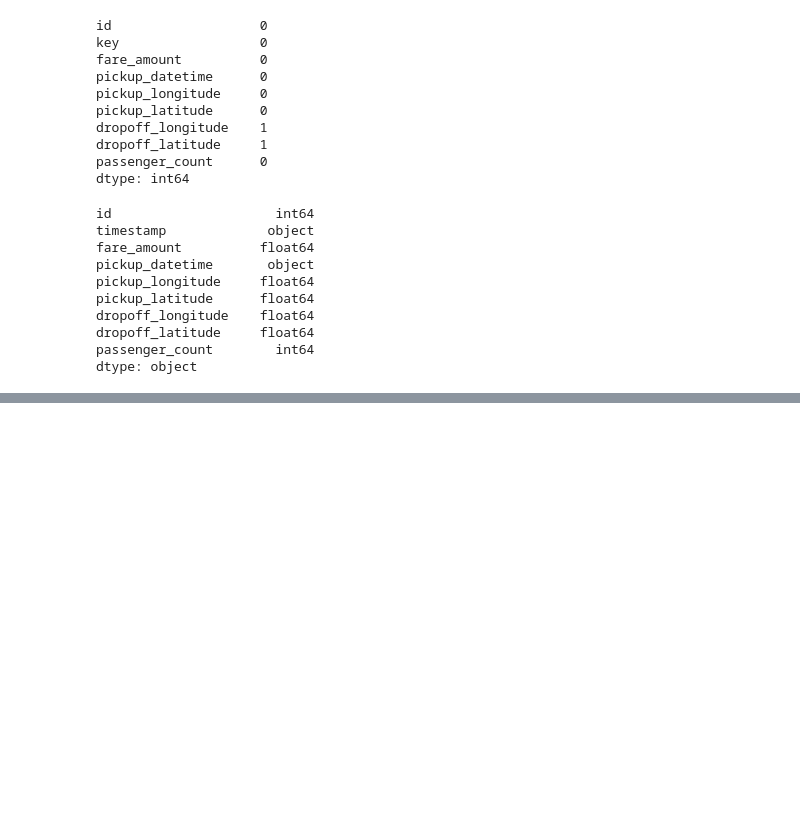
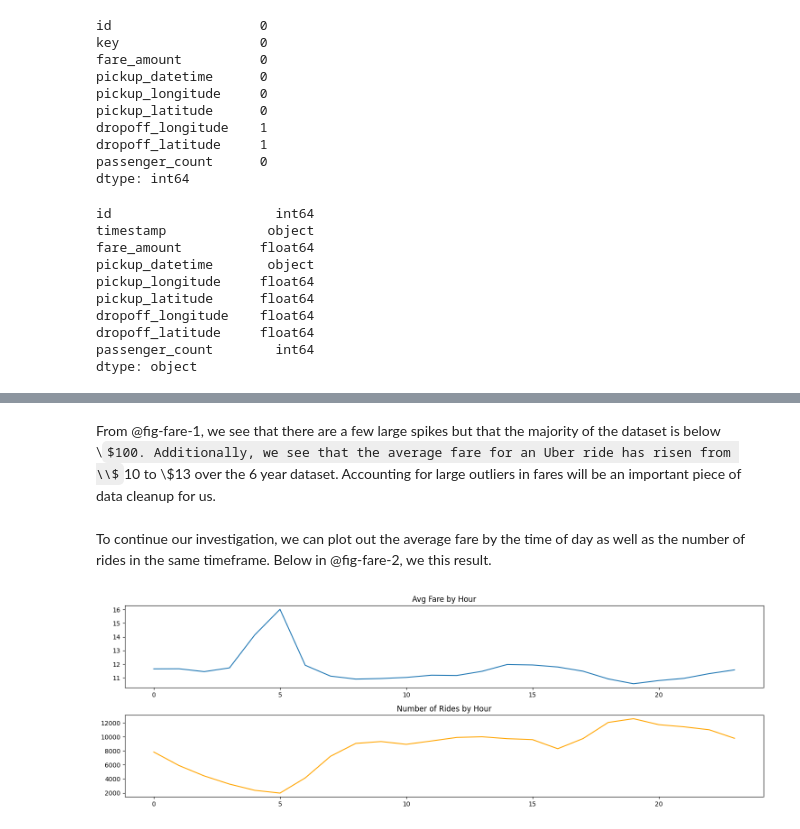
Before and after one commit to thebayesianbandit/thebayesianbandit.github.io, a Jupyter notebook: posts/bayes-pricing/bayesian_pricing_uber.ipynb, the cells around one changed output, grey strips where cells are left out. Drawn from its saved outputs; the diff is of its cells as text; code cells hidden in the pictures; some formulas as TeX source; blank space fills up the shorter version.

```diff
--- a/posts/bayes-pricing/bayesian_pricing_uber.ipynb
+++ b/posts/bayes-pricing/bayesian_pricing_uber.ipynb
@@ -127,0 +152,28 @@ df.plot(x='timestamp', y = 'fare_amount', figsize=(15,5));
+# %% [markdown]
+From @fig-fare-1, we see that there are a few large spikes but that the majority of the dataset is below \\$100. Additionally, we see that the average fare for an Uber ride has risen from \\$10 to \\$13 over the 6 year dataset. Accounting for large outliers in fares will be an important piece of data cleanup for us.
+# %% [markdown]
+To continue our investigation, we can plot out the average fare by the time of day as well as the number of rides in the same timeframe. Below in @fig-fare-2, we this result.
+# %%
+#| label: fig-fare-2
+#| fig-cap: "Top panel shows average fare amount by the hour the ride was performed. Bottom panel shows the number of hides completed in a given hour."
+
+#Look at avg fare at each hour and number of rides by hour
+fig, ax = plt.subplots(2, 1, figsize=(15,5))
+
+(df.groupby(df['timestamp'].dt.hour)['fare_amount'].mean()
+ .plot(ax=ax[0])
+)
+
+(df.groupby(df['timestamp'].dt.hour)['id'].count()
+ .plot(ax=ax[1], color='orange')
+)
+
+ax[0].set_title("Avg Fare by Hour")
+ax[0].set_xlabel("")
+
+ax[1].set_title("Number of Rides by Hour")
+ax[1].set_xlabel("")
+
+fig.tight_layout();
+# %% [output]
+[figure, added]
```
Also changed, not shown: parts of 107 cells of this notebook, 21 other files.
